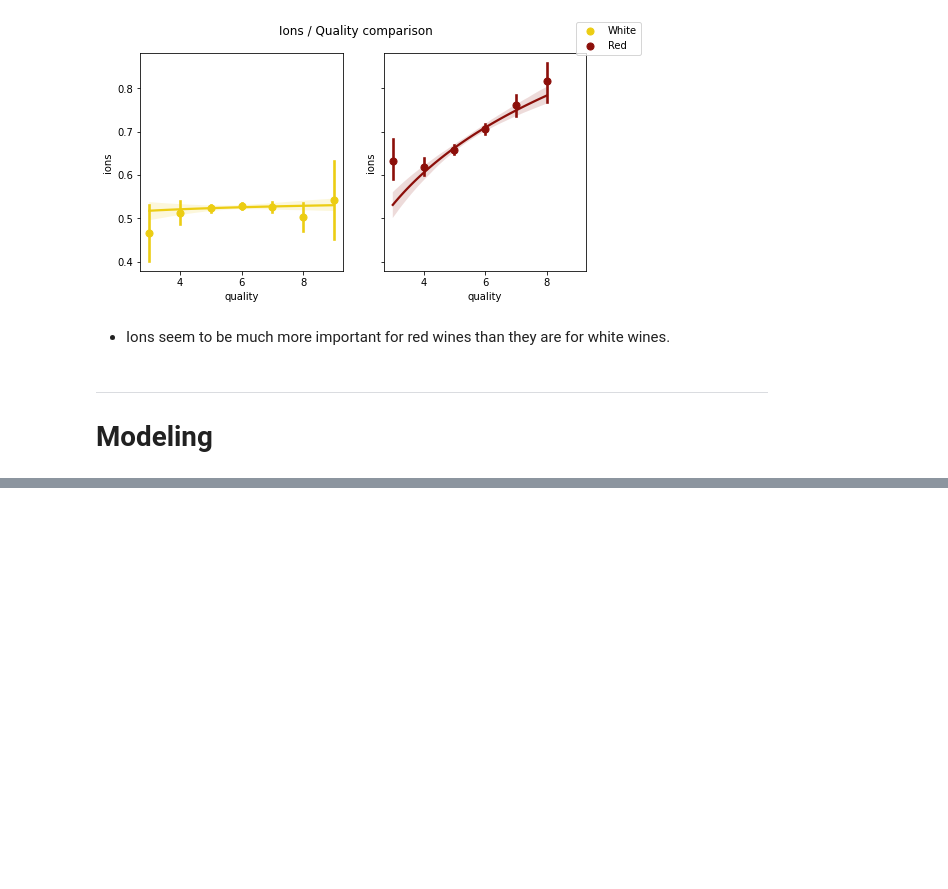
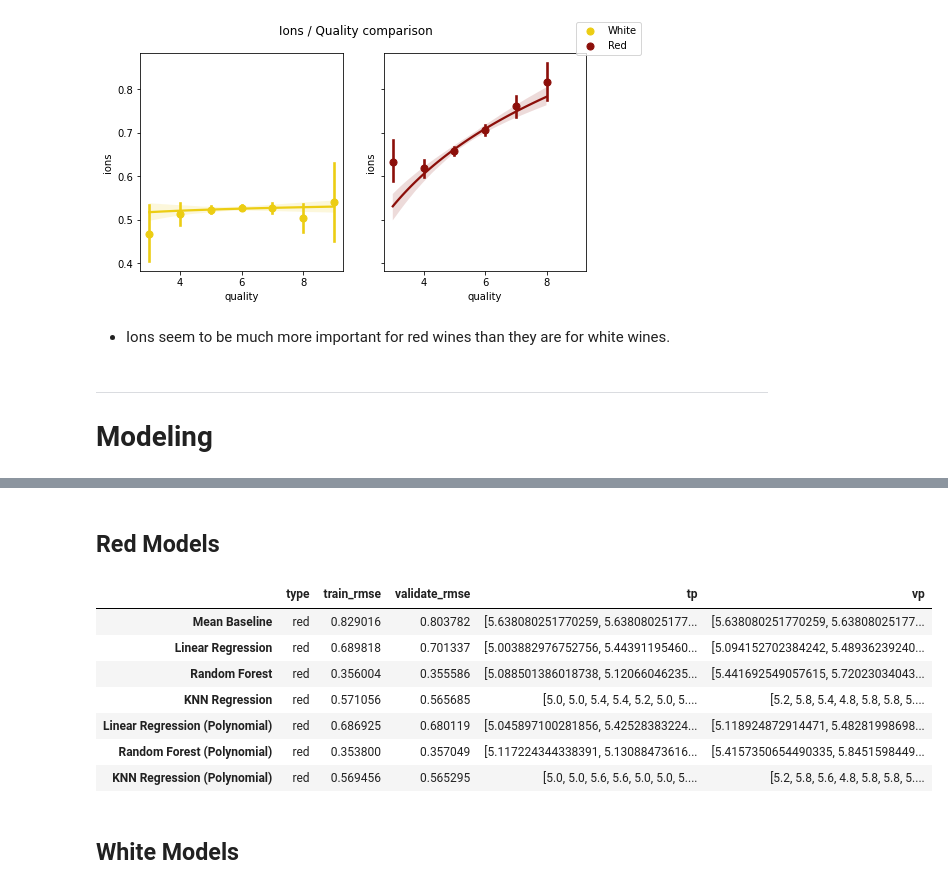
Before and after one commit to MrEnigmamgine/jtl_wine_quality, a Jupyter notebook: Final Report.ipynb, the cells around one changed output, grey strips where cells are left out. Saved outputs shown, nothing was run; the diff lists cells and outputs as text; code cells hidden in the pictures; blank space fills up the shorter version.

```diff
--- a/Final Report.ipynb
+++ b/Final Report.ipynb
@@ -452,0 +473,16 @@ i += 1
+# %%
+# Prepare the dataset for modeling
+
+# Prepare the red wine samples
+red = wrangle.wrangle_data("red")
+red = model.add_features(red)
+red_train, red_validate, red_test = wrangle.train_test_validate_split(red)
+red_train = model.drop_outliers(red, "red", method='manual')
+red_train, red_validate, red_test = [df[feats + [target]] for df in [red_train, red_validate, red_test]]
+
+# Prepare the white wine samples
+white = wrangle.wrangle_data("white")
+white = model.add_features(white)
+white_train, white_validate, white_test = wrangle.train_test_validate_split(white)
+white_train = model.drop_outliers(white, "white", method='manual')
+white_train, white_validate, white_test = [df[feats + [target]] for df in [white_train, white_validate, white_test]]
@@ -452,0 +527,2 @@ i += 1
+# %% [markdown]
+## Red Models
@@ -452,0 +547,40 @@ i += 1
+# %%
+# Collect scores for red models
+scores = {}
+for name, model in red_models.items():
+    tp = model.predict(r_xt)
+    vp = model.predict(r_xv)
+    scores[f'{name}'] = {
+        'type' : 'red',
+        'train_rmse' : mean_squared_error(r_yt, tp, squared=False),
+        'validate_rmse' : mean_squared_error(r_yv, vp, squared=False),
+        'tp': tp,
+        'vp': vp
+    }
+
+for name, model in red_poly_models.items():
+    tp = model.predict(r_xt_poly)
+    vp = model.predict(r_xv_poly)
+    scores[f'{name} (Polynomial)'] = {
+        'type' : 'red',
+        'train_rmse' : mean_squared_error(r_yt, tp, squared=False),
+        'validate_rmse' : mean_squared_error(r_yv, vp, squared=False),
+        'tp': tp,
+        'vp': vp
+    }
+
+# Store scores in a dataframe
+scores_df = pd.DataFrame.from_dict(scores, orient='index')
+# %%
+scores_df
+# %% [output]
+|  | type | train_rmse | validate_rmse | tp | vp |
+| Mean Baseline | red | 0.829016 | 0.803782 | [5.638080251770259, 5.63808025177... | [5.638080251770259, 5.63808025177... |
+| Linear Regression | red | 0.689818 | 0.701337 | [5.003882976752756, 5.44391195460... | [5.094152702384242, 5.48936239240... |
+| Random Forest | red | 0.356004 | 0.355586 | [5.088501386018738, 5.12066046235... | [5.441692549057615, 5.72023034043... |
+| KNN Regression | red | 0.571056 | 0.565685 | [5.0, 5.0, 5.4, 5.4, 5.2, 5.0, 5.... | [5.2, 5.8, 5.4, 4.8, 5.8, 5.8, 5.... |
+| Linear Regression (Polynomial) | red | 0.686925 | 0.680119 | [5.045897100281856, 5.42528383224... | [5.118924872914471, 5.48281998698... |
+| Random Forest (Polynomial) | red | 0.353800 | 0.357049 | [5.117224344338391, 5.13088473616... | [5.4157350654490335, 5.8451598449... |
+| KNN Regression (Polynomial) | red | 0.569456 | 0.565295 | [5.0, 5.0, 5.6, 5.6, 5.0, 5.0, 5.... | [5.2, 5.8, 5.6, 4.8, 5.8, 5.8, 5.... |
+# %% [markdown]
+## White Models
```
Also changed, not shown: parts of 16 cells of this notebook, 2 other files.
